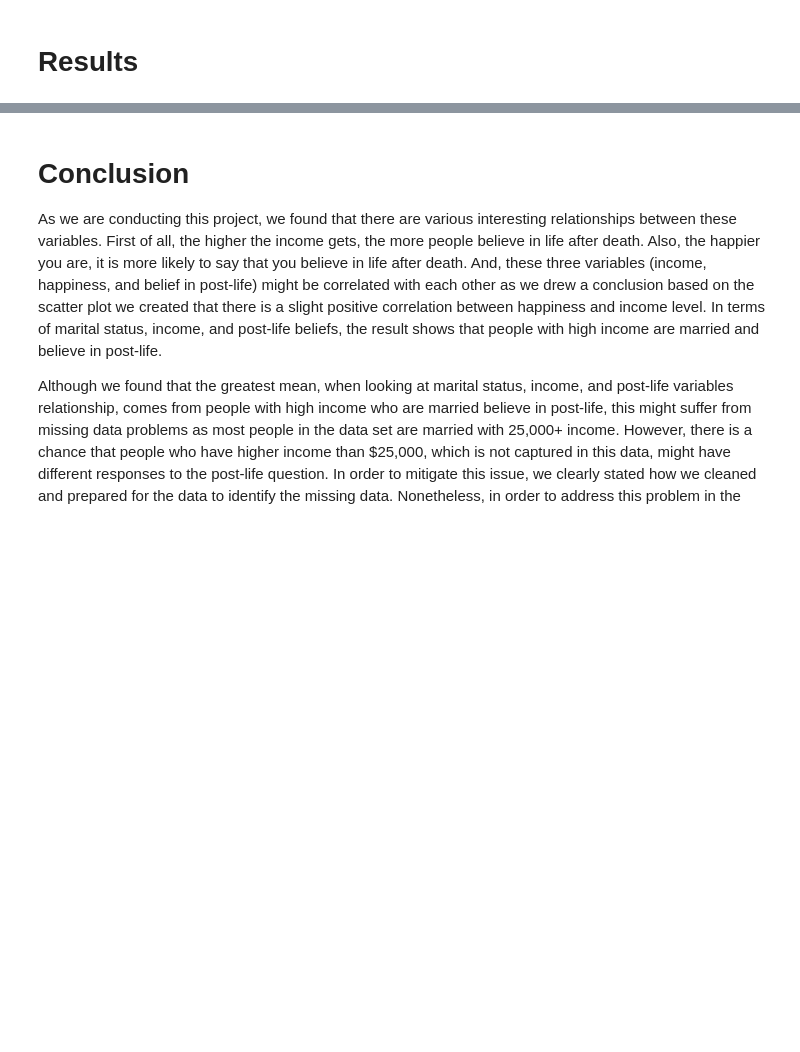
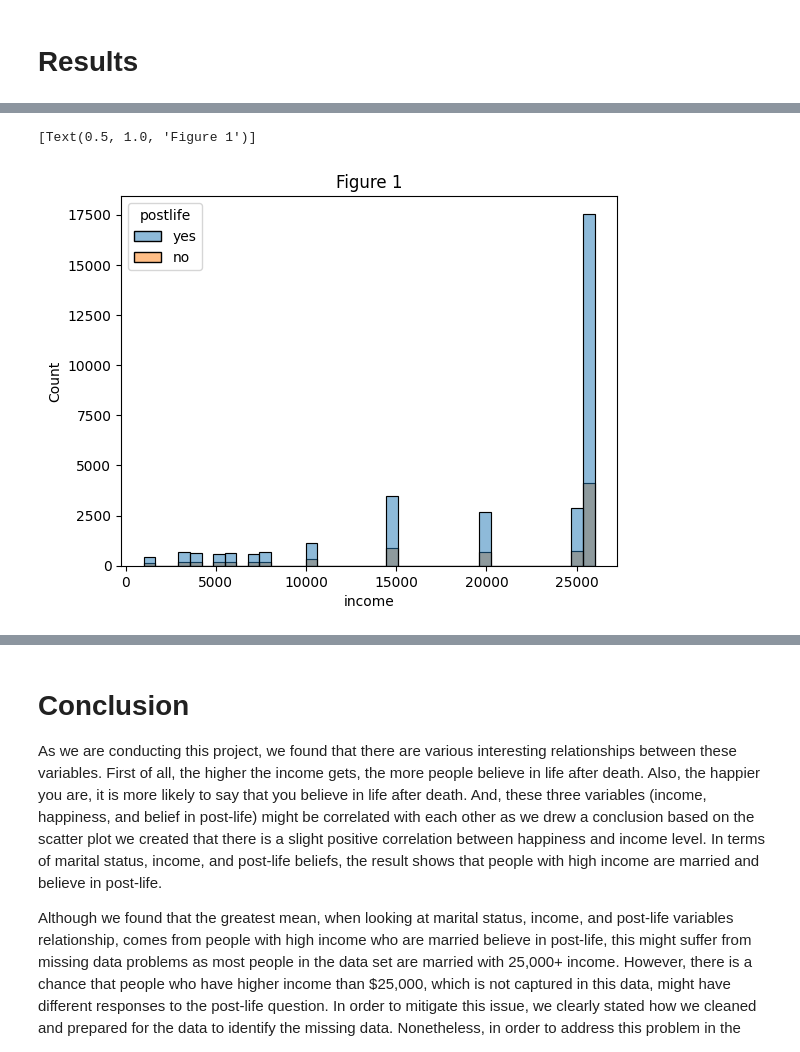
Before and after one commit to annacfisher/project_gss, a Jupyter notebook: group8.ipynb, the cells around one changed output, grey strips where cells are left out. Cells and saved outputs as stored; diff of their text form; code cells hidden in the pictures; blank space fills up the shorter version.

```diff
--- a/group8.ipynb
+++ b/group8.ipynb
@@ -570,0 +574,7 @@ results:
+# %%
+var = 'income'
+
+sns.histplot(data = df,x="income", hue = 'postlife').set(title='Figure 1')
+# %% [output]
+[Text(0.5, 1.0, 'Figure 1')]
+[figure, added]
```
Also changed, not shown: parts of 7 cells of this notebook.
